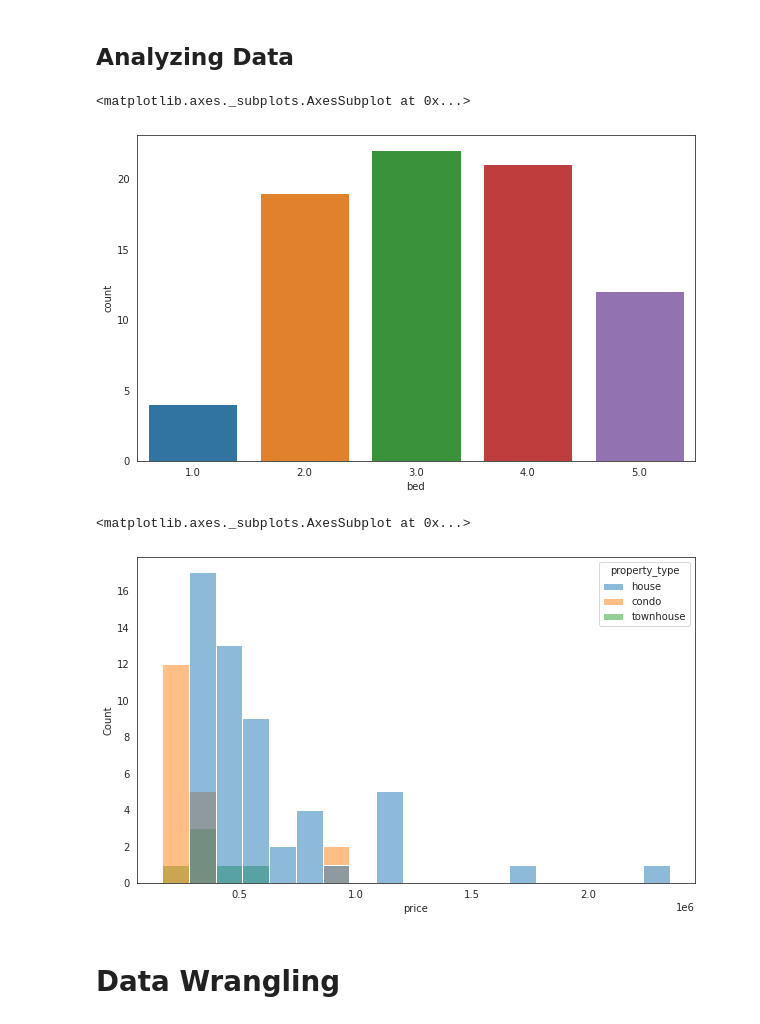
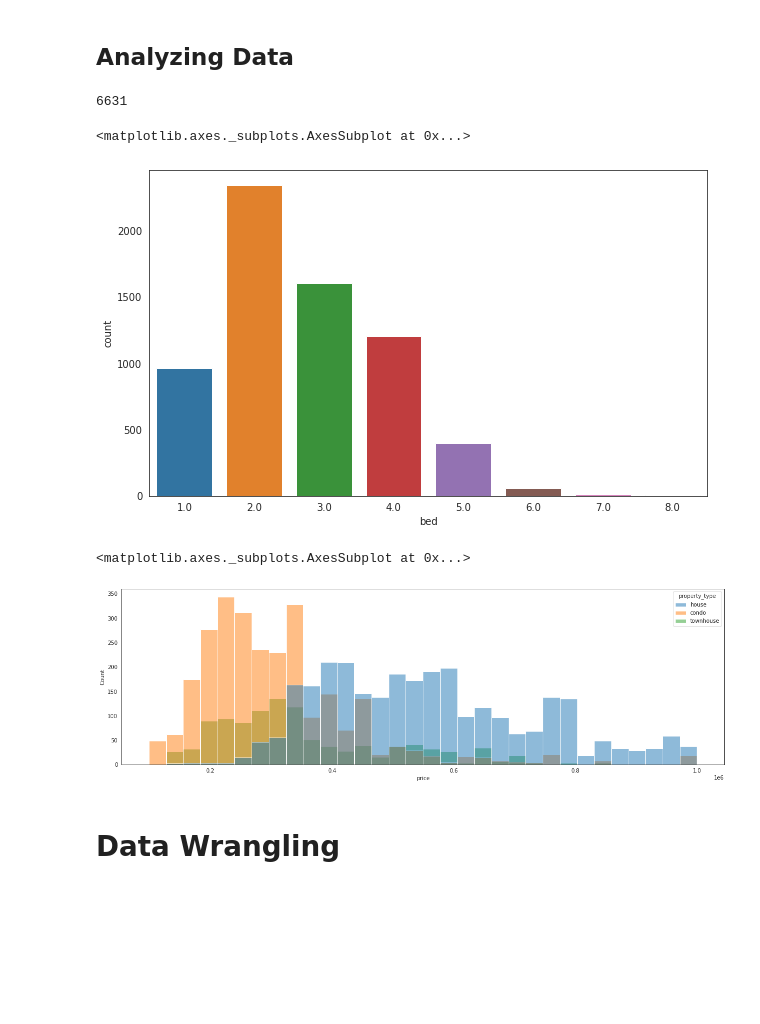
Before and after one commit to dayothompson/ML_Project, a Jupyter notebook: ML_Project.ipynb, the cells around one changed output. Cells and saved outputs as stored; diff of their text form; code cells hidden in the pictures; blank space fills up the shorter version.

```diff
--- a/ML_Project.ipynb
+++ b/ML_Project.ipynb
@@ -10,7 +10,7 @@ import math
 import warnings
 warnings.filterwarnings("ignore")
 # %%
-house_info = pd.read_csv("https://dayotestdb.s3.us-east-2.amazonaws.com/calgary_listings.csv")
+house_info = pd.read_csv("https://dayotestdb.s3.us-east-2.amazonaws.com/calgary_listings-1-100.csv")
 house_info.head()
 # %% [output]
 |  | price | postal_code | address | bed | full_bath | half_bath | property_area | property_type | latitude | ... |
@@ -22,18 +22,23 @@ house_info.head()
 # %% [markdown]
 ## **Analyzing Data**
+# %%
+house_info = house_info[house_info["price"] < 1000000]
+len(house_info)
+# %% [output]
+6631
 # %%
 sns.set_style('white')
 plt.figure(figsize=(10, 6))
 sns.countplot(x="bed", data=house_info)
 # %% [output]
 <matplotlib.axes._subplots.AxesSubplot at 0x...>
-[figure, old version]
+[figure, new version]
 # %%
-plt.figure(figsize=(10, 6))
+plt.figure(figsize=(20, 6))
 sns.histplot(data=house_info, x="price", hue="property_type")
 # %% [output]
 <matplotlib.axes._subplots.AxesSubplot at 0x...>
-[figure, old version]
+[figure, new version]
 # %% [markdown]
 # **Data Wrangling**
 # %%
```
Also changed, not shown: parts of 18 cells of this notebook.
